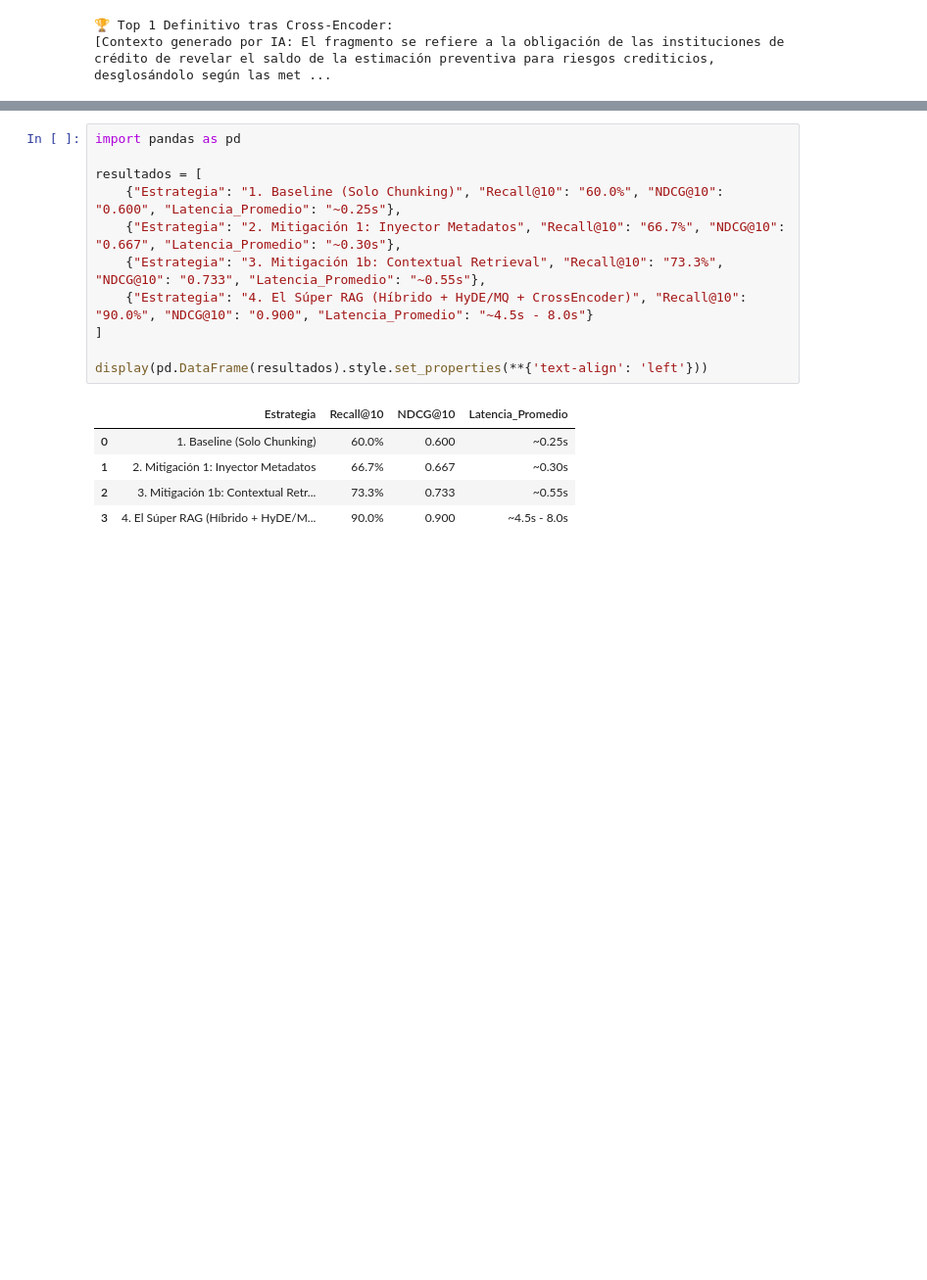
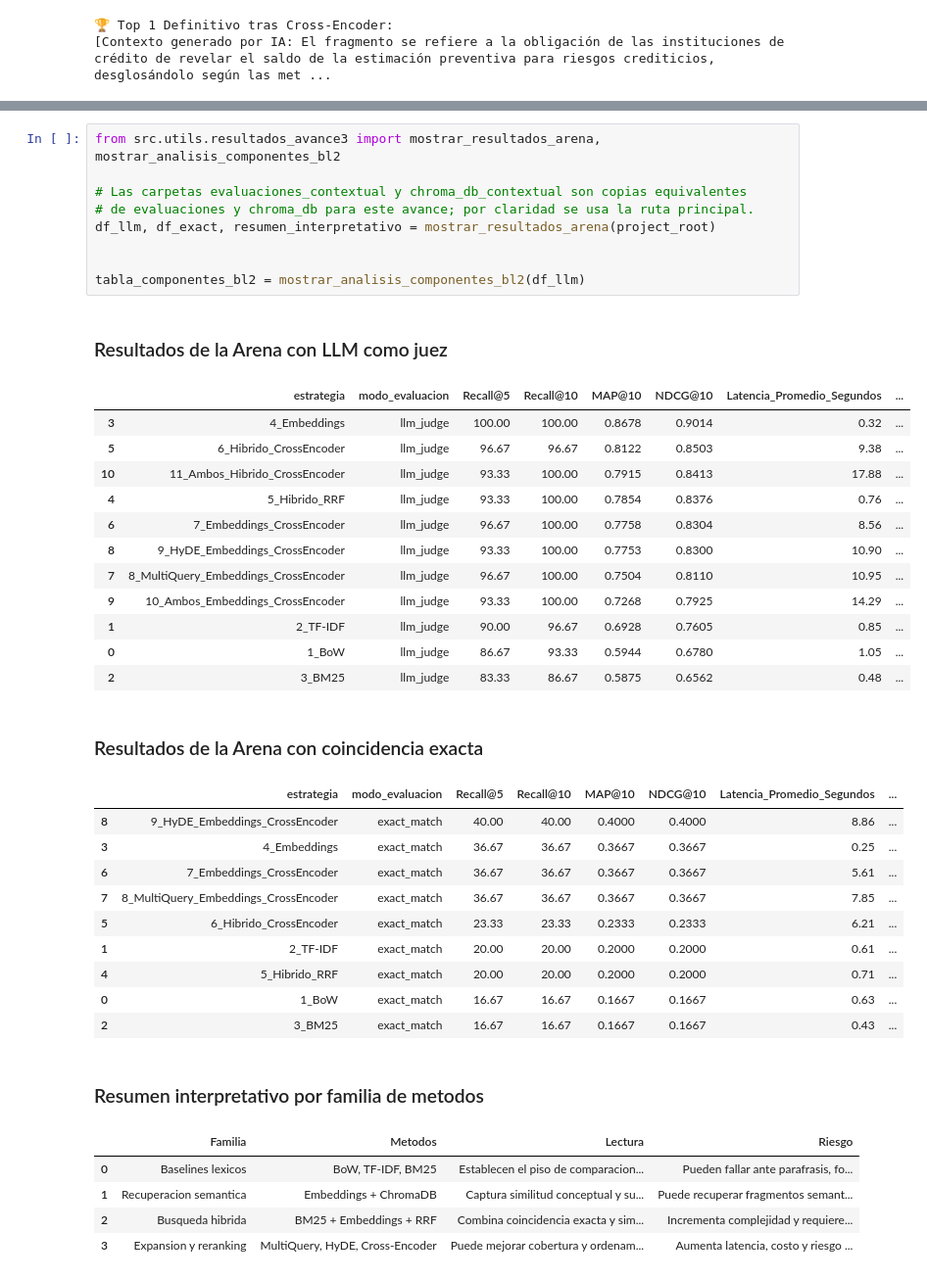
Before and after one commit to alexandro-mayoral-teran/proyecto_disf_npl, a Jupyter notebook: notebooks/Avance3_#8.ipynb, the cells around one changed output, grey strips where cells are left out. Shown at 98% size. Drawn from its saved outputs; the diff is of its cells as text; blank space fills up the shorter version.

Commit message:
modificaciones nb y creacion .py resultados

```diff
--- a/notebooks/Avance3_#8.ipynb
+++ b/notebooks/Avance3_#8.ipynb
@@ -247,17 +387,40 @@ Al ejecutar el `EvaluadorRAG` automatizado sobre las 30 preguntas, consolidamos
 # %%
-import pandas as pd
+from src.utils.resultados_avance3 import mostrar_resultados_arena, mostrar_analisis_componentes_bl2
 
-resultados = [
-    {"Estrategia": "1. Baseline (Solo Chunking)", "Recall@10": "60.0%", "NDCG@10": "0.600", "Latencia_Promedio": "~0.25s"},
-    {"Estrategia": "2. Mitigación 1: Inyector Metadatos", "Recall@10": "66.7%", "NDCG@10": "0.667", "Latencia_Promedio": "~0.30s"},
-    {"Estrategia": "3. Mitigación 1b: Contextual Retrieval", "Recall@10": "73.3%", "NDCG@10": "0.733", "Latencia_Promedio": "~0.55s"},
-    {"Estrategia": "4. El Súper RAG (Híbrido + HyDE/MQ + CrossEncoder)", "Recall@10": "90.0%", "NDCG@10": "0.900", "Latencia_Promedio": "~4.5s - 8.0s"}
-]
+# Las carpetas evaluaciones_contextual y chroma_db_contextual son copias equivalentes
+# de evaluaciones y chroma_db para este avance; por claridad se usa la ruta principal.
+df_llm, df_exact, resumen_interpretativo = mostrar_resultados_arena(project_root)
 
-display(pd.DataFrame(resultados).style.set_properties(**{'text-align': 'left'}))
+
+tabla_componentes_bl2 = mostrar_analisis_componentes_bl2(df_llm)
 # %% [output]
+### Resultados de la Arena con LLM como juez
-|  | Estrategia | Recall@10 | NDCG@10 | Latencia_Promedio |
-| 0 | 1. Baseline (Solo Chunking) | 60.0% | 0.600 | ~0.25s |
-| 1 | 2. Mitigación 1: Inyector Metadatos | 66.7% | 0.667 | ~0.30s |
-| 2 | 3. Mitigación 1b: Contextual Retr... | 73.3% | 0.733 | ~0.55s |
-| 3 | 4. El Súper RAG (Híbrido + HyDE/M... | 90.0% | 0.900 | ~4.5s - 8.0s |
+|  | estrategia | modo_evaluacion | Recall@5 | Recall@10 | MAP@10 | NDCG@10 | Latencia_Promedio_Segundos | ... |
+| 3 | 4_Embeddings | llm_judge | 100.00 | 100.00 | 0.8678 | 0.9014 | 0.32 | ... |
+| 5 | 6_Hibrido_CrossEncoder | llm_judge | 96.67 | 96.67 | 0.8122 | 0.8503 | 9.38 | ... |
+| 10 | 11_Ambos_Hibrido_CrossEncoder | llm_judge | 93.33 | 100.00 | 0.7915 | 0.8413 | 17.88 | ... |
+| 4 | 5_Hibrido_RRF | llm_judge | 93.33 | 100.00 | 0.7854 | 0.8376 | 0.76 | ... |
+| 6 | 7_Embeddings_CrossEncoder | llm_judge | 96.67 | 100.00 | 0.7758 | 0.8304 | 8.56 | ... |
+| 8 | 9_HyDE_Embeddings_CrossEncoder | llm_judge | 93.33 | 100.00 | 0.7753 | 0.8300 | 10.90 | ... |
+| 7 | 8_MultiQuery_Embeddings_CrossEncoder | llm_judge | 96.67 | 100.00 | 0.7504 | 0.8110 | 10.95 | ... |
+| 9 | 10_Ambos_Embeddings_CrossEncoder | llm_judge | 93.33 | 100.00 | 0.7268 | 0.7925 | 14.29 | ... |
+| 1 | 2_TF-IDF | llm_judge | 90.00 | 96.67 | 0.6928 | 0.7605 | 0.85 | ... |
+| 0 | 1_BoW | llm_judge | 86.67 | 93.33 | 0.5944 | 0.6780 | 1.05 | ... |
+| 2 | 3_BM25 | llm_judge | 83.33 | 86.67 | 0.5875 | 0.6562 | 0.48 | ... |
+### Resultados de la Arena con coincidencia exacta
+|  | estrategia | modo_evaluacion | Recall@5 | Recall@10 | MAP@10 | NDCG@10 | Latencia_Promedio_Segundos | ... |
+| 8 | 9_HyDE_Embeddings_CrossEncoder | exact_match | 40.00 | 40.00 | 0.4000 | 0.4000 | 8.86 | ... |
+| 3 | 4_Embeddings | exact_match | 36.67 | 36.67 | 0.3667 | 0.3667 | 0.25 | ... |
+| 6 | 7_Embeddings_CrossEncoder | exact_match | 36.67 | 36.67 | 0.3667 | 0.3667 | 5.61 | ... |
+| 7 | 8_MultiQuery_Embeddings_CrossEncoder | exact_match | 36.67 | 36.67 | 0.3667 | 0.3667 | 7.85 | ... |
+| 5 | 6_Hibrido_CrossEncoder | exact_match | 23.33 | 23.33 | 0.2333 | 0.2333 | 6.21 | ... |
+| 1 | 2_TF-IDF | exact_match | 20.00 | 20.00 | 0.2000 | 0.2000 | 0.61 | ... |
+| 4 | 5_Hibrido_RRF | exact_match | 20.00 | 20.00 | 0.2000 | 0.2000 | 0.71 | ... |
+| 0 | 1_BoW | exact_match | 16.67 | 16.67 | 0.1667 | 0.1667 | 0.63 | ... |
+| 2 | 3_BM25 | exact_match | 16.67 | 16.67 | 0.1667 | 0.1667 | 0.43 | ... |
+### Resumen interpretativo por familia de metodos
+|  | Familia | Metodos | Lectura | Riesgo |
+| 0 | Baselines lexicos | BoW, TF-IDF, BM25 | Establecen el piso de comparacion... | Pueden fallar ante parafrasis, fo... |
+| 1 | Recuperacion semantica | Embeddings + ChromaDB | Captura similitud conceptual y su... | Puede recuperar fragmentos semant... |
+| 2 | Busqueda hibrida | BM25 + Embeddings + RRF | Combina coincidencia exacta y sim... | Incrementa complejidad y requiere... |
+| 3 | Expansion y reranking | MultiQuery, HyDE, Cross-Encoder | Puede mejorar cobertura y ordenam... | Aumenta latencia, costo y riesgo ... |
```
Also changed, not shown: parts of 20 cells of this notebook, 1 other file.
